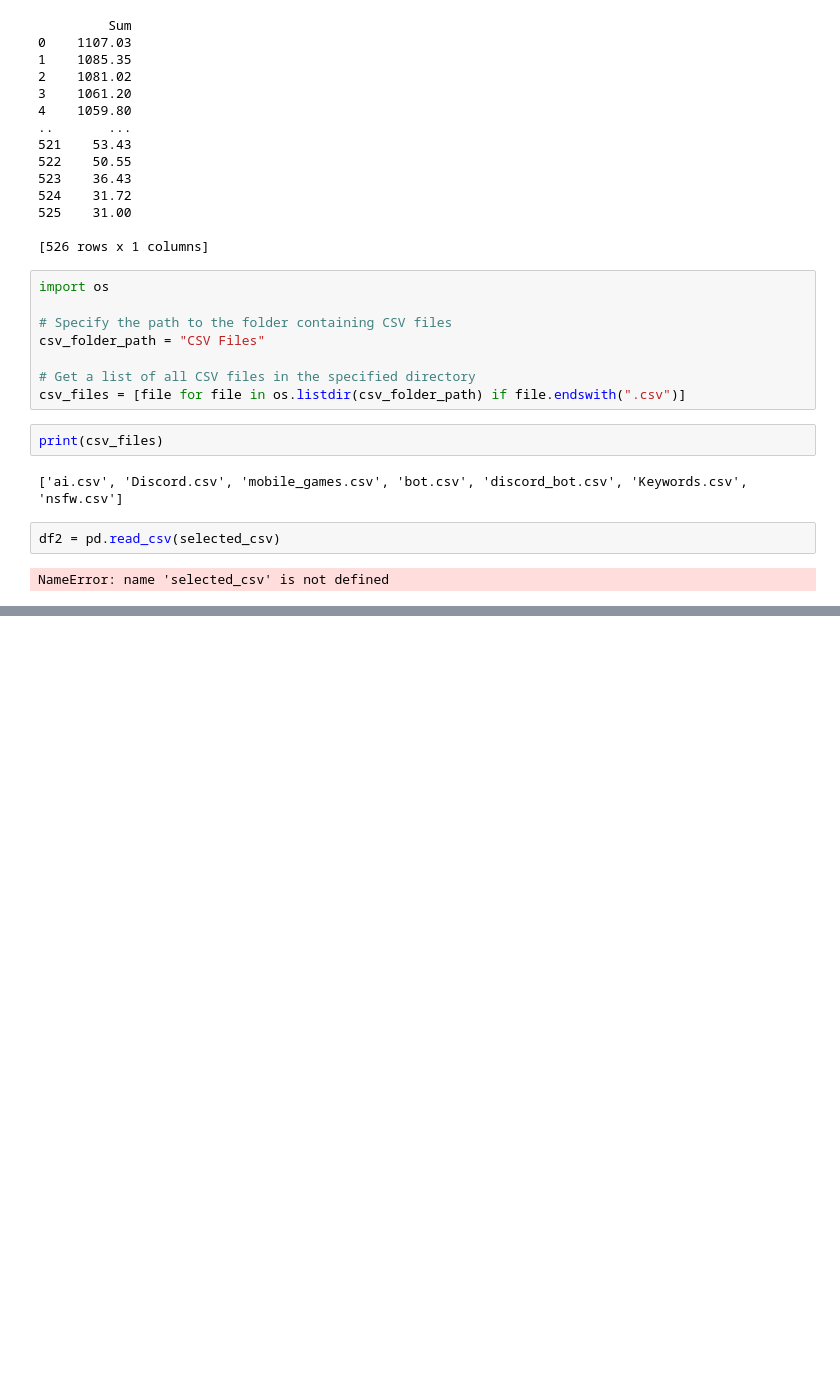
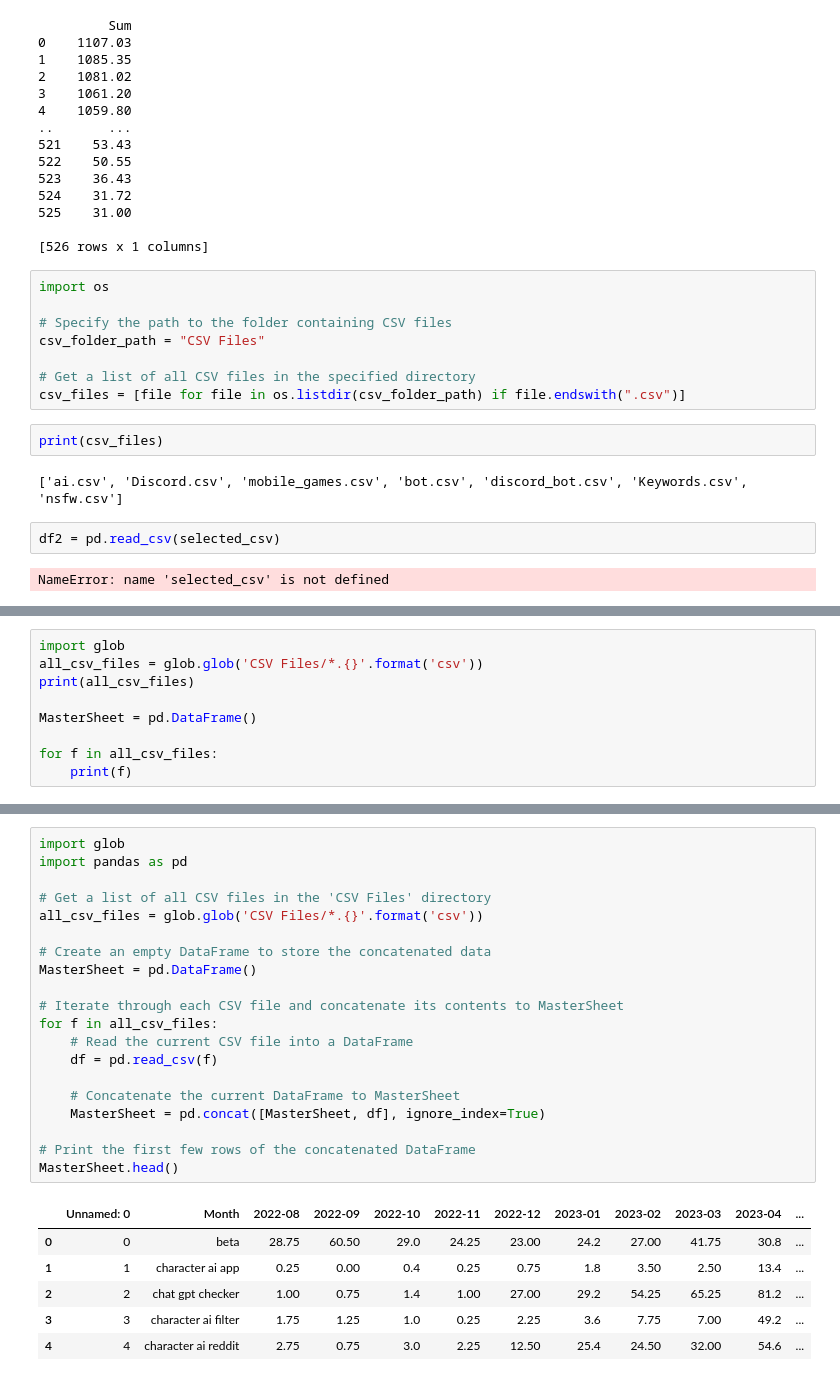
Before and after one commit to gupta-aayushkr/Keyword-Analysis, a Jupyter notebook: main2.ipynb, the cells around one changed output, grey strips where cells are left out. Cells and saved outputs as stored; diff of their text form; blank space fills up the shorter version.

Commit message:
MasterSheet

```diff
--- a/main2.ipynb
+++ b/main2.ipynb
@@ -749,0 +833,9 @@ NameError: name 'selected_csv' is not defined
+# %%
+import glob
+all_csv_files = glob.glob('CSV Files/*.{}'.format('csv'))
+print(all_csv_files)
+
+MasterSheet = pd.DataFrame()
+
+for f in all_csv_files:
+    print(f)
@@ -749,0 +873,27 @@ NameError: name 'selected_csv' is not defined
+# %%
+import glob
+import pandas as pd
+
+# Get a list of all CSV files in the 'CSV Files' directory
+all_csv_files = glob.glob('CSV Files/*.{}'.format('csv'))
+
+# Create an empty DataFrame to store the concatenated data
+MasterSheet = pd.DataFrame()
+
+# Iterate through each CSV file and concatenate its contents to MasterSheet
+for f in all_csv_files:
+    # Read the current CSV file into a DataFrame
+    df = pd.read_csv(f)
+
+    # Concatenate the current DataFrame to MasterSheet
+    MasterSheet = pd.concat([MasterSheet, df], ignore_index=True)
+
+# Print the first few rows of the concatenated DataFrame
+MasterSheet.head()
+# %% [output]
+|  | Unnamed: 0 | Month | 2022-08 | 2022-09 | 2022-10 | 2022-11 | 2022-12 | 2023-01 | 2023-02 | 2023-03 | 2023-04 | ... |
+| 0 | 0 | beta | 28.75 | 60.50 | 29.0 | 24.25 | 23.00 | 24.2 | 27.00 | 41.75 | 30.8 | ... |
+| 1 | 1 | character ai app | 0.25 | 0.00 | 0.4 | 0.25 | 0.75 | 1.8 | 3.50 | 2.50 | 13.4 | ... |
+| 2 | 2 | chat gpt checker | 1.00 | 0.75 | 1.4 | 1.00 | 27.00 | 29.2 | 54.25 | 65.25 | 81.2 | ... |
+| 3 | 3 | character ai filter | 1.75 | 1.25 | 1.0 | 0.25 | 2.25 | 3.6 | 7.75 | 7.00 | 49.2 | ... |
+| 4 | 4 | character ai reddit | 2.75 | 0.75 | 3.0 | 2.25 | 12.50 | 25.4 | 24.50 | 32.00 | 54.6 | ... |
```
Also changed, not shown: parts of 12 cells of this notebook, 10 other files.
